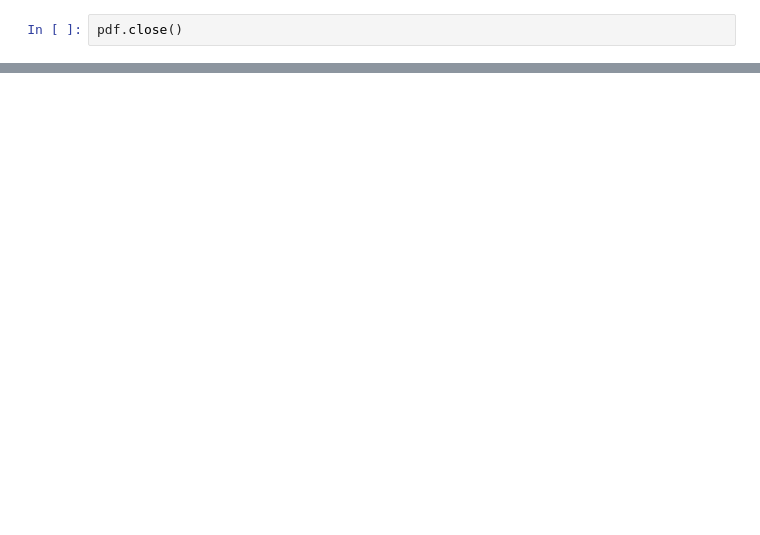
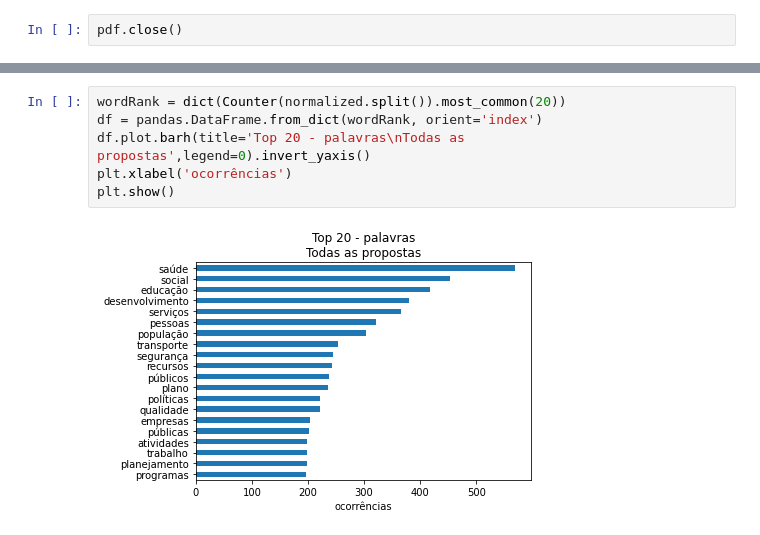
Before and after one commit to kuwakino/campinas-election-2020, a Jupyter notebook: src/proposal-analysis.ipynb, the cells around one changed output, grey strips where cells are left out. Saved outputs shown, nothing was run; the diff lists cells and outputs as text; blank space fills up the shorter version.

Commit message:
included top 20 words;

```diff
--- a/src/proposal-analysis.ipynb
+++ b/src/proposal-analysis.ipynb
@@ -130,0 +133,8 @@ turismo 86
+# %%
+wordRank = dict(Counter(normalized.split()).most_common(20))
+df = pandas.DataFrame.from_dict(wordRank, orient='index')
+df.plot.barh(title='Top 20 - palavras\nTodas as propostas',legend=0).invert_yaxis()
+plt.xlabel('ocorrências')
+plt.show()
+# %% [output]
+[figure, added]
```
Also changed, not shown: parts of 5 cells of this notebook, 1 other file.
